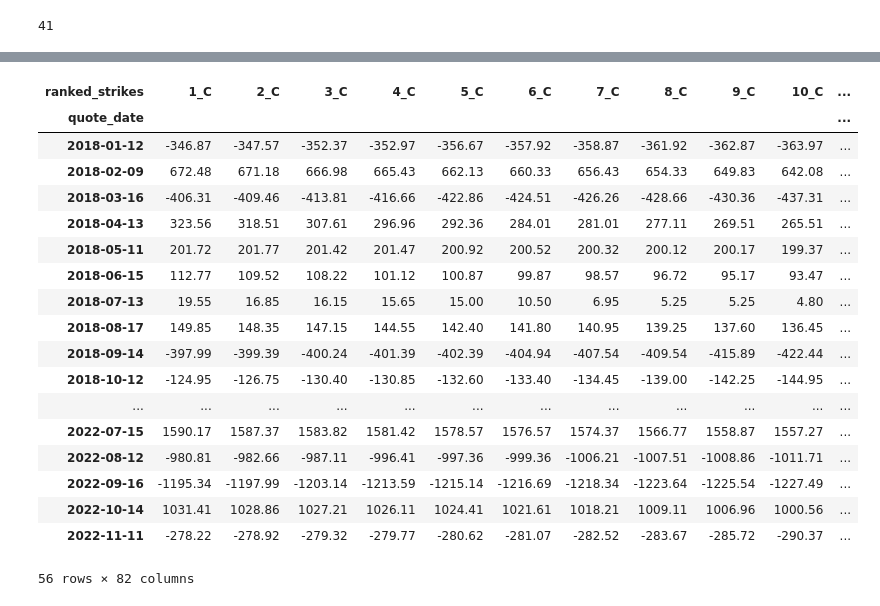
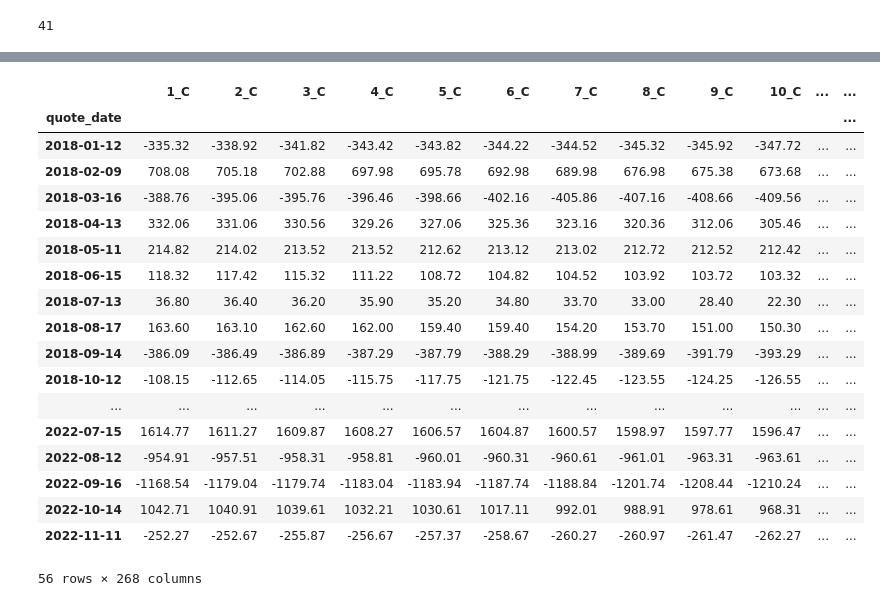
Before and after one commit to pochinhuang/WinterWorkshop2k24, a Jupyter notebook: data/data_cleanup.ipynb, the cells around one changed output, grey strips where cells are left out. Cells and saved outputs as stored; diff of their text form; code cells hidden in the pictures.

```diff
--- a/data/data_cleanup.ipynb
+++ b/data/data_cleanup.ipynb
@@ -335,25 +425,33 @@ PNL_data
-# %%
-call_PNL = PNL_data.pivot(index='quote_date', columns='ranked_strikes', values='PNL_C')
-put_PNL = PNL_data.pivot(index='quote_date', columns='ranked_strikes', values='PNL_P')
-option_PNL = pd.merge(call_PNL , put_PNL, left_on = 'quote_date', right_on = 'quote_date', suffixes = ('_C',"_P"))
-option_PNL
-# %% [output]
-| ranked_strikes | 1_C | 2_C | 3_C | 4_C | 5_C | 6_C | 7_C | 8_C | 9_C | 10_C | ... |
-| quote_date |  |  |  |  |  |  |  |  |  |  | ... |
-| 2018-01-12 | -346.87 | -347.57 | -352.37 | -352.97 | -356.67 | -357.92 | -358.87 | -361.92 | -362.87 | -363.97 | ... |
-| 2018-02-09 | 672.48 | 671.18 | 666.98 | 665.43 | 662.13 | 660.33 | 656.43 | 654.33 | 649.83 | 642.08 | ... |
-| 2018-03-16 | -406.31 | -409.46 | -413.81 | -416.66 | -422.86 | -424.51 | -426.26 | -428.66 | -430.36 | -437.31 | ... |
-| 2018-04-13 | 323.56 | 318.51 | 307.61 | 296.96 | 292.36 | 284.01 | 281.01 | 277.11 | 269.51 | 265.51 | ... |
-| 2018-05-11 | 201.72 | 201.77 | 201.42 | 201.47 | 200.92 | 200.52 | 200.32 | 200.12 | 200.17 | 199.37 | ... |
-| 2018-06-15 | 112.77 | 109.52 | 108.22 | 101.12 | 100.87 | 99.87 | 98.57 | 96.72 | 95.17 | 93.47 | ... |
-| 2018-07-13 | 19.55 | 16.85 | 16.15 | 15.65 | 15.00 | 10.50 | 6.95 | 5.25 | 5.25 | 4.80 | ... |
-| 2018-08-17 | 149.85 | 148.35 | 147.15 | 144.55 | 142.40 | 141.80 | 140.95 | 139.25 | 137.60 | 136.45 | ... |
-| 2018-09-14 | -397.99 | -399.39 | -400.24 | -401.39 | -402.39 | -404.94 | -407.54 | -409.54 | -415.89 | -422.44 | ... |
-| 2018-10-12 | -124.95 | -126.75 | -130.40 | -130.85 | -132.60 | -133.40 | -134.45 | -139.00 | -142.25 | -144.95 | ... |
-| ... | ... | ... | ... | ... | ... | ... | ... | ... | ... | ... | ... |
-| 2022-07-15 | 1590.17 | 1587.37 | 1583.82 | 1581.42 | 1578.57 | 1576.57 | 1574.37 | 1566.77 | 1558.87 | 1557.27 | ... |
-| 2022-08-12 | -980.81 | -982.66 | -987.11 | -996.41 | -997.36 | -999.36 | -1006.21 | -1007.51 | -1008.86 | -1011.71 | ... |
-| 2022-09-16 | -1195.34 | -1197.99 | -1203.14 | -1213.59 | -1215.14 | -1216.69 | -1218.34 | -1223.64 | -1225.54 | -1227.49 | ... |
-| 2022-10-14 | 1031.41 | 1028.86 | 1027.21 | 1026.11 | 1024.41 | 1021.61 | 1018.21 | 1009.11 | 1006.96 | 1000.56 | ... |
-| 2022-11-11 | -278.22 | -278.92 | -279.32 | -279.77 | -280.62 | -281.07 | -282.52 | -283.67 | -285.72 | -290.37 | ... |
-56 rows × 82 columns
+# %%
+call_PNL = PNL_data.pivot(index='quote_date', columns='ranked_strikes', values='PNL_C')
+put_PNL = PNL_data.pivot(index='quote_date', columns='ranked_strikes', values='PNL_P')
+call_S_PNL = PNL_data.pivot(index='quote_date', columns='ranked_strikes', values='PNL_C_S')
+put_S_PNL = PNL_data.pivot(index='quote_date', columns='ranked_strikes', values='PNL_P_S')
+call_PNL.columns = [f"{col}_C" for col in call_PNL.columns]
+put_PNL.columns = [f"{col}_P" for col in put_PNL.columns]
+call_S_PNL.columns = [f"{col}_C_S" for col in call_S_PNL.columns]
+put_S_PNL.columns = [f"{col}_P_S" for col in put_S_PNL.columns]
+option_PNL = pd.merge(call_PNL , put_PNL, left_on = 'quote_date', right_on = 'quote_date')
+option_PNL = pd.merge(option_PNL , call_S_PNL, left_on = 'quote_date', right_on = 'quote_date')
+option_PNL = pd.merge(option_PNL , put_S_PNL, left_on = 'quote_date', right_on = 'quote_date')
+option_PNL
+# %% [output]
+|  | 1_C | 2_C | 3_C | 4_C | 5_C | 6_C | 7_C | 8_C | 9_C | 10_C | ... | ... |
+| quote_date |  |  |  |  |  |  |  |  |  |  |  | ... |
+| 2018-01-12 | -335.32 | -338.92 | -341.82 | -343.42 | -343.82 | -344.22 | -344.52 | -345.32 | -345.92 | -347.72 | ... | ... |
+| 2018-02-09 | 708.08 | 705.18 | 702.88 | 697.98 | 695.78 | 692.98 | 689.98 | 676.98 | 675.38 | 673.68 | ... | ... |
+| 2018-03-16 | -388.76 | -395.06 | -395.76 | -396.46 | -398.66 | -402.16 | -405.86 | -407.16 | -408.66 | -409.56 | ... | ... |
+| 2018-04-13 | 332.06 | 331.06 | 330.56 | 329.26 | 327.06 | 325.36 | 323.16 | 320.36 | 312.06 | 305.46 | ... | ... |
+| 2018-05-11 | 214.82 | 214.02 | 213.52 | 213.52 | 212.62 | 213.12 | 213.02 | 212.72 | 212.52 | 212.42 | ... | ... |
+| 2018-06-15 | 118.32 | 117.42 | 115.32 | 111.22 | 108.72 | 104.82 | 104.52 | 103.92 | 103.72 | 103.32 | ... | ... |
+| 2018-07-13 | 36.80 | 36.40 | 36.20 | 35.90 | 35.20 | 34.80 | 33.70 | 33.00 | 28.40 | 22.30 | ... | ... |
+| 2018-08-17 | 163.60 | 163.10 | 162.60 | 162.00 | 159.40 | 159.40 | 154.20 | 153.70 | 151.00 | 150.30 | ... | ... |
+| 2018-09-14 | -386.09 | -386.49 | -386.89 | -387.29 | -387.79 | -388.29 | -388.99 | -389.69 | -391.79 | -393.29 | ... | ... |
+| 2018-10-12 | -108.15 | -112.65 | -114.05 | -115.75 | -117.75 | -121.75 | -122.45 | -123.55 | -124.25 | -126.55 | ... | ... |
+| ... | ... | ... | ... | ... | ... | ... | ... | ... | ... | ... | ... | ... |
+| 2022-07-15 | 1614.77 | 1611.27 | 1609.87 | 1608.27 | 1606.57 | 1604.87 | 1600.57 | 1598.97 | 1597.77 | 1596.47 | ... | ... |
+| 2022-08-12 | -954.91 | -957.51 | -958.31 | -958.81 | -960.01 | -960.31 | -960.61 | -961.01 | -963.31 | -963.61 | ... | ... |
+| 2022-09-16 | -1168.54 | -1179.04 | -1179.74 | -1183.04 | -1183.94 | -1187.74 | -1188.84 | -1201.74 | -1208.44 | -1210.24 | ... | ... |
+| 2022-10-14 | 1042.71 | 1040.91 | 1039.61 | 1032.21 | 1030.61 | 1017.11 | 992.01 | 988.91 | 978.61 | 968.31 | ... | ... |
+| 2022-11-11 | -252.27 | -252.67 | -255.87 | -256.67 | -257.37 | -258.67 | -260.27 | -260.97 | -261.47 | -262.27 | ... | ... |
+56 rows × 268 columns
```
Also changed, not shown: parts of 15 cells of this notebook.
